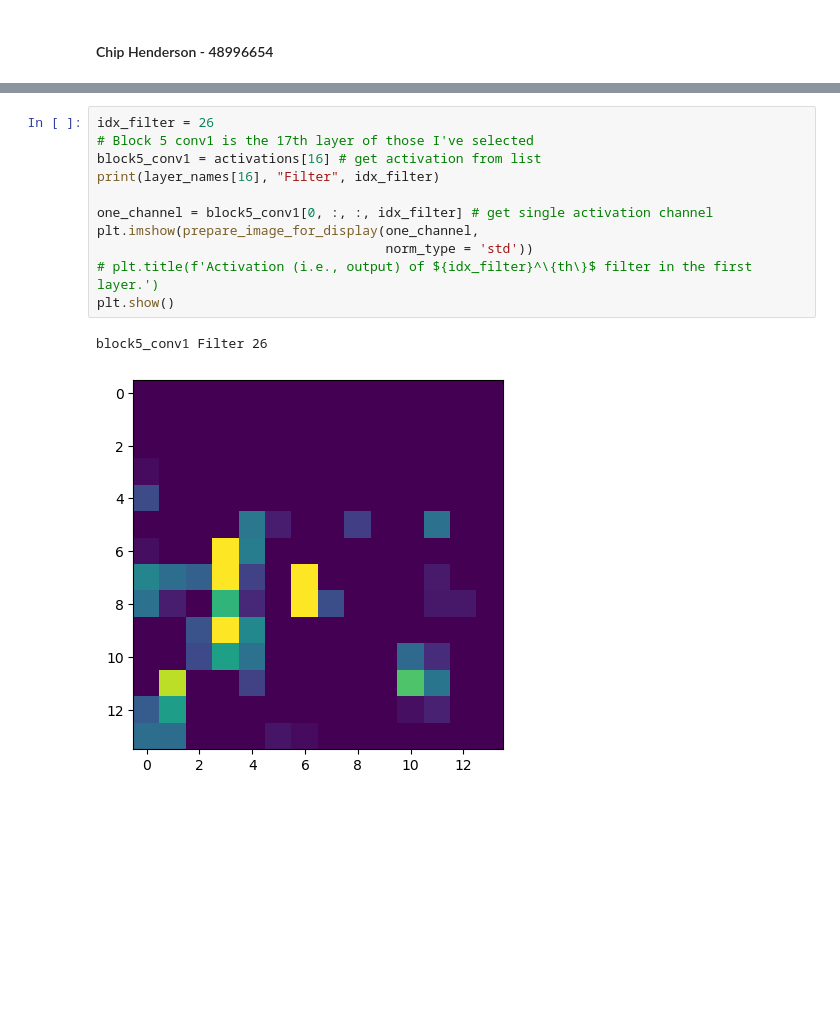
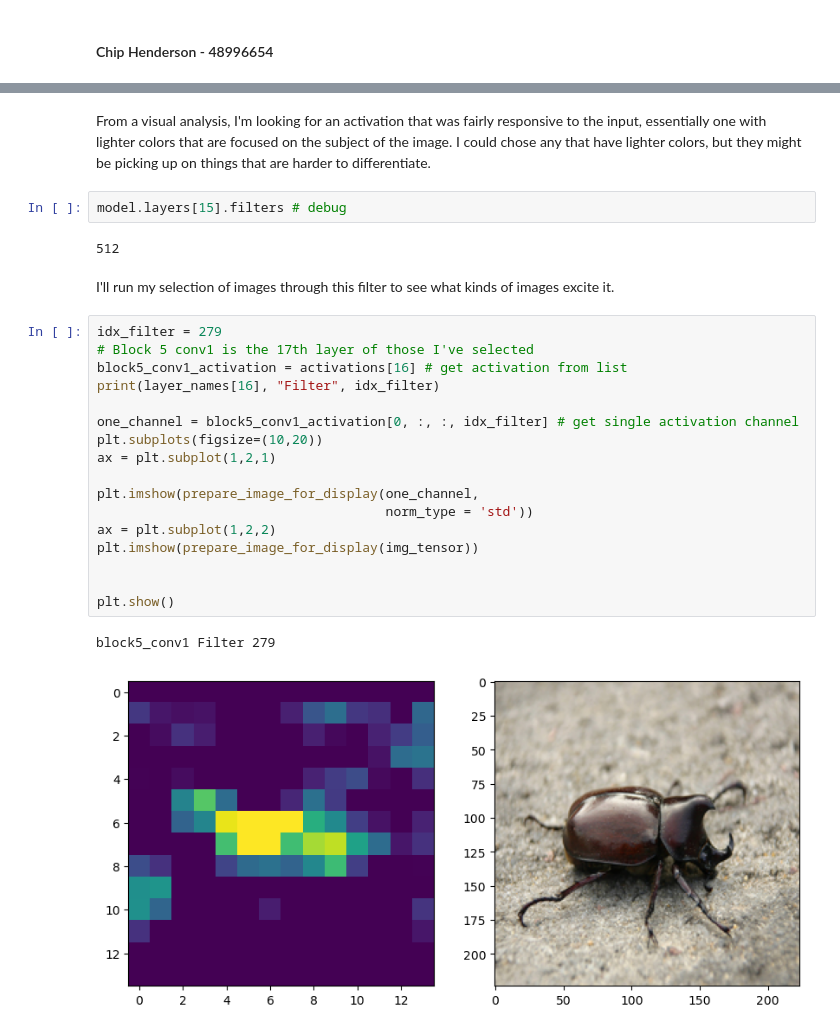
Before and after one commit to cphchip/cs8321_code, a Jupyter notebook: Lab 3/Henderson_48996654_Lab_3a.ipynb, the cells around one changed output, grey strips where cells are left out. Saved outputs shown, nothing was run; the diff lists cells and outputs as text; blank space fills up the shorter version.

```diff
--- a/Lab 3/Henderson_48996654_Lab_3a.ipynb
+++ b/Lab 3/Henderson_48996654_Lab_3a.ipynb
@@ -213,14 +243,28 @@ My analysis layer will be VGG19 Block5_conv1. The choice if this layer is arbitr
+# %% [markdown]
+From a visual analysis, I'm looking for an activation that was fairly responsive to the input, essentially one with lighter colors that are focused on the subject of the image. I could chose any that have lighter colors, but they might be picking up on things that are harder to differentiate.
+# %%
+model.layers[15].filters # debug
+# %% [output]
+512
+# %% [markdown]
+I'll run my selection of images through this filter to see what kinds of images excite it.
 # %%
-idx_filter = 26
+idx_filter = 279
 # Block 5 conv1 is the 17th layer of those I've selected
-block5_conv1 = activations[16] # get activation from list
+block5_conv1_activation = activations[16] # get activation from list
 print(layer_names[16], "Filter", idx_filter)
 
-one_channel = block5_conv1[0, :, :, idx_filter] # get single activation channel
+one_channel = block5_conv1_activation[0, :, :, idx_filter] # get single activation channel
+plt.subplots(figsize=(10,20))
+ax = plt.subplot(1,2,1)
+
 plt.imshow(prepare_image_for_display(one_channel,
                                      norm_type = 'std'))
-# plt.title(f'Activation (i.e., output) of ${idx_filter}^\{th\}$ filter in the first layer.')
+ax = plt.subplot(1,2,2)
+plt.imshow(prepare_image_for_display(img_tensor))
+
+
 plt.show()
 # %% [output]
-block5_conv1 Filter 26
+block5_conv1 Filter 279
-[figure, old version]
+[figure, new version]
```
Also changed, not shown: parts of 20 cells of this notebook.
